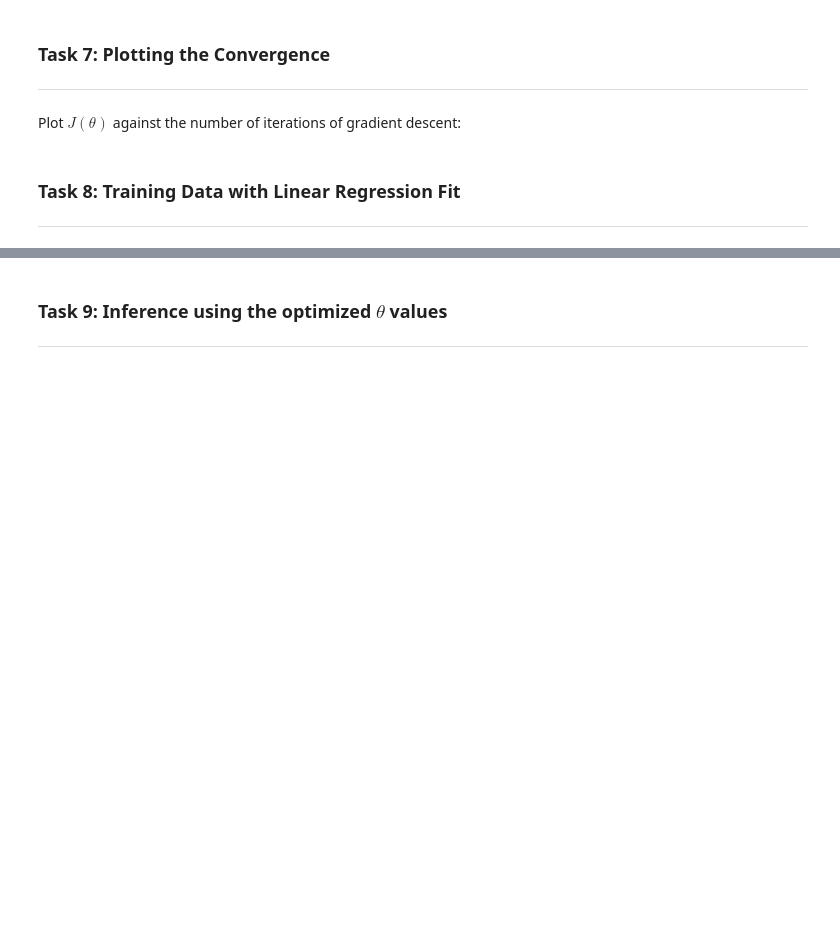
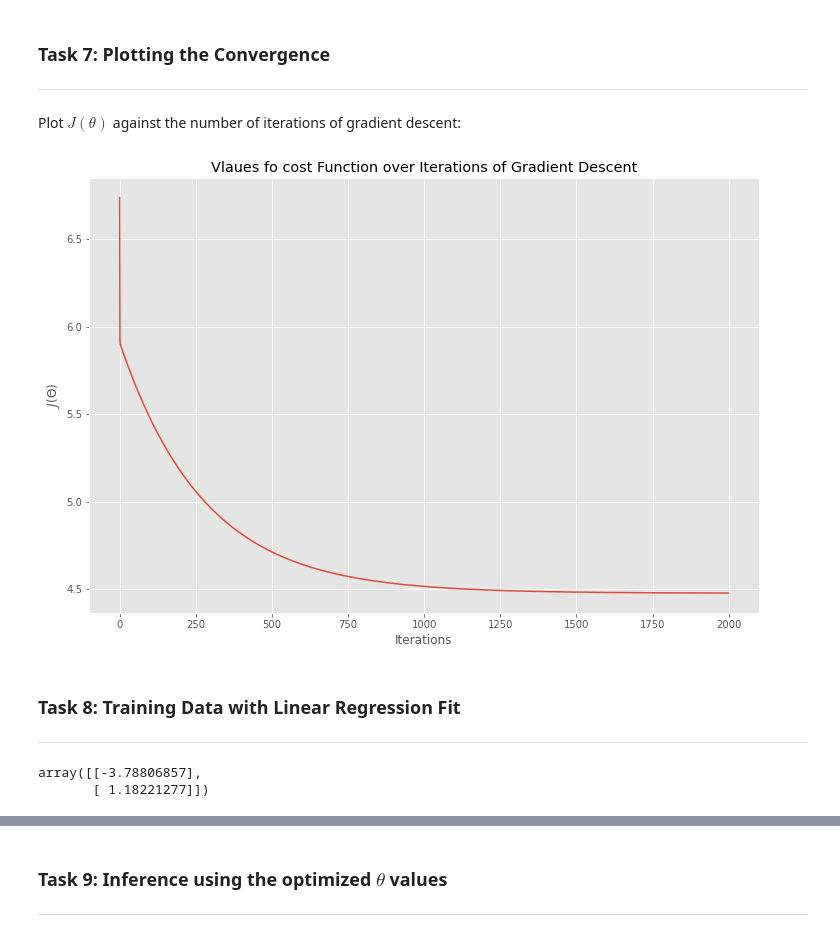
Before and after one commit to tanvirsweb/Linear-Regression-with-NumPy-and-Python-Machine-Learning-, a Jupyter notebook: Univariate Linear Regression.ipynb, the cells around one changed output, grey strips where cells are left out. Saved outputs shown, nothing was run; the diff lists cells and outputs as text; code cells hidden in the pictures; blank space fills up the shorter version.

```diff
--- a/Univariate Linear Regression.ipynb
+++ b/Univariate Linear Regression.ipynb
@@ -100,6 +131,18 @@ def gradient_descent(X, y, theta, alpha, iteration):
 ---
 # %% [markdown]
 Plot $J(\theta)$ against the number of iterations of gradient descent:
+# %%
+plt.plot(costs)
+plt.xlabel("Iterations")
+plt.ylabel("$J(\Theta)$")
+plt.title("Vlaues fo cost Function over Iterations of Gradient Descent");
+# %% [output]
+[figure, added]
 # %% [markdown]
 ### Task 8: Training Data with Linear Regression Fit
 ---
+# %%
+theta
+# %% [output]
+array([[-3.78806857],
+       [ 1.18221277]])
```
Also changed, not shown: parts of 8 cells of this notebook.
